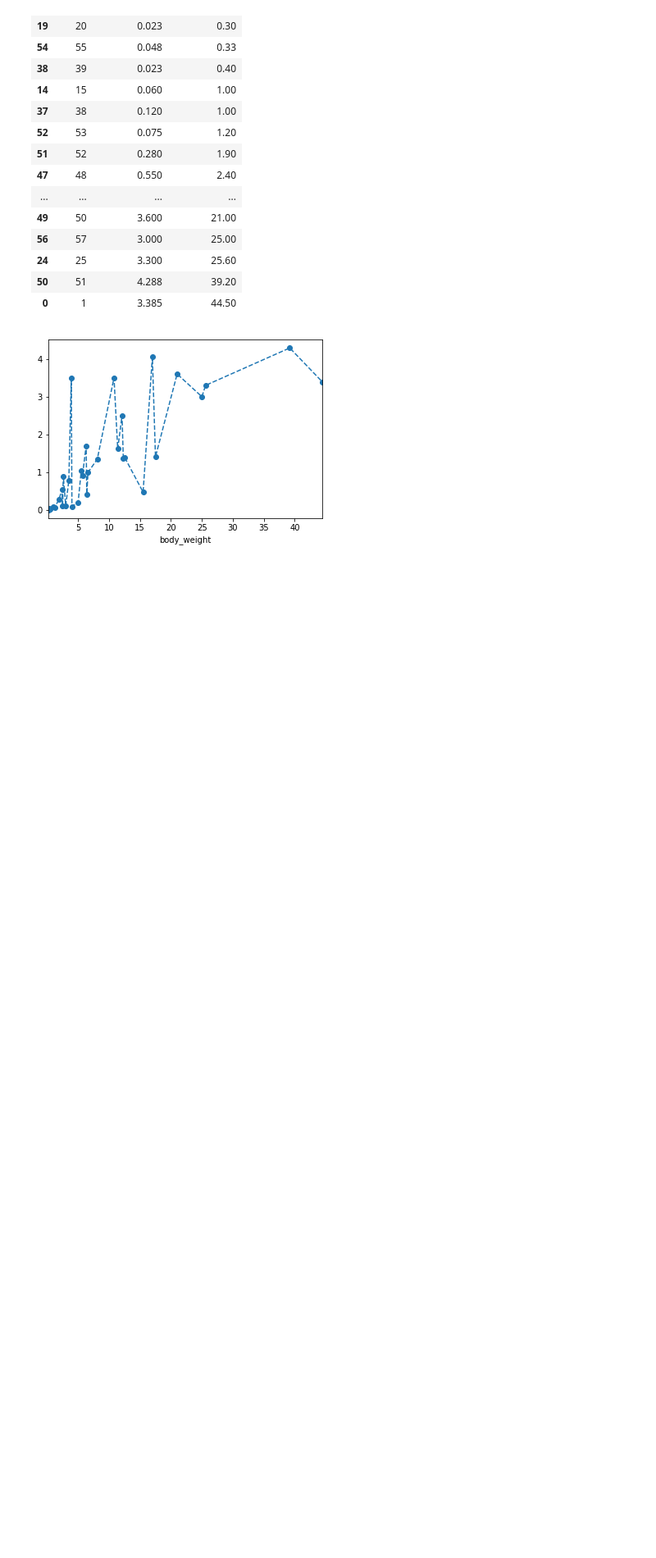
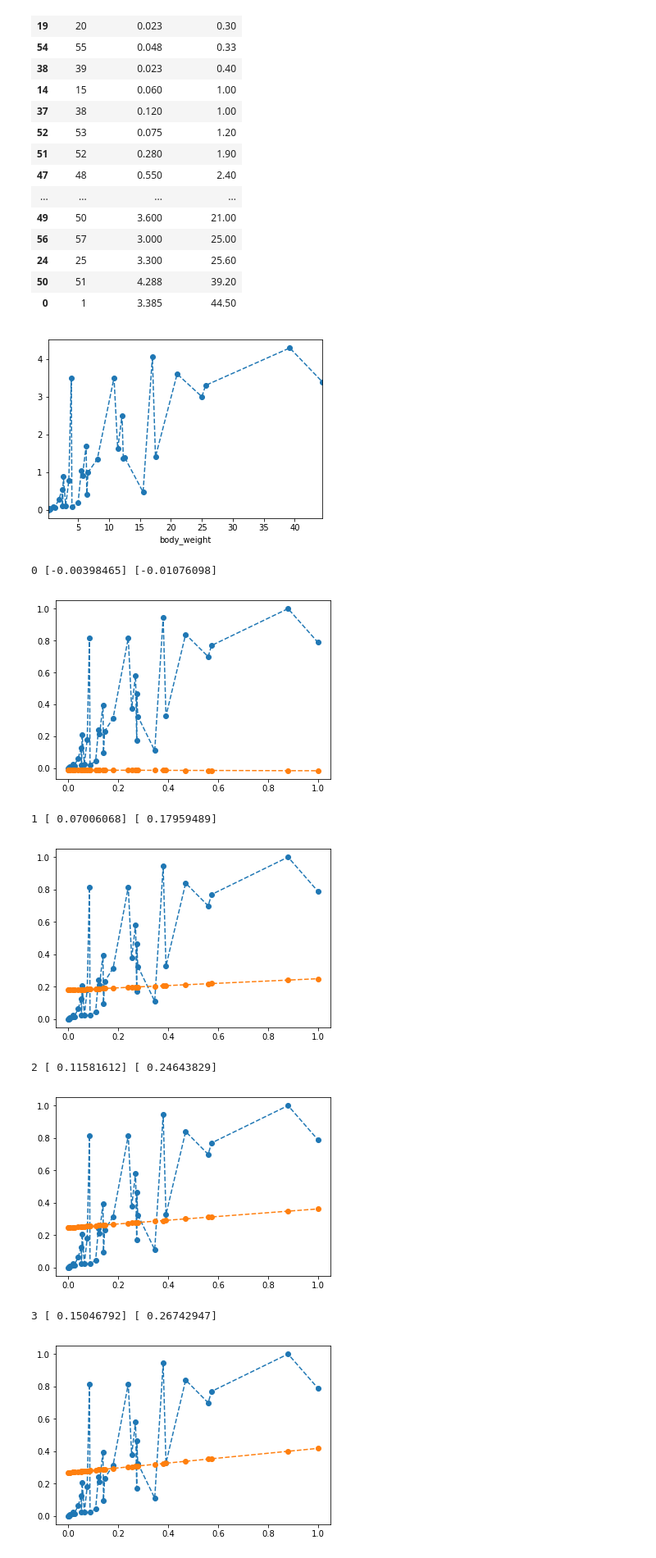
Before and after one commit to ahastudio/CodingLife, a Jupyter notebook: 20170304/tensorflow/test.ipynb, the cells around one changed output. Shown at 82% size. Drawn from its saved outputs; the diff is of its cells as text; code cells hidden in the pictures; blank space fills up the shorter version.

```diff
--- a/20170304/tensorflow/test.ipynb
+++ b/20170304/tensorflow/test.ipynb
@@ -85,20 +102,57 @@ plt.show()
 # %% [output]
 [figure]
 # %%
-import tensorflow as tf
+# Linear Regression
+
+# Data set
 
 def normalize(x):
     max_x = max(x)
     min_x = min(x)
     return (x - min_x) / (max_x - min_x)
 
 x = normalize(df.body_weight).tolist()
 y = normalize(df.brain_weight).tolist()
 
+# Linear Model
+
 w = tf.Variable(tf.truncated_normal([1], stddev=0.1))
 b = tf.Variable(tf.truncated_normal([1], stddev=0.1))
 y_ = w * x + b
 
+# Loss Function
+
 loss = tf.reduce_mean(tf.square(y - y_))
 
-optimizer = tf.train.GradientDescentOptimizer(0.5)
+# Gradient Descent Optimization
+
+learning_rate = 0.3
+optimizer = tf.train.GradientDescentOptimizer(learning_rate)
+
+# Initialize
+
+session = tf.InteractiveSession()
+tf.global_variables_initializer().run()
+
+# Training
+
+def draw(index):
+    print(index, session.run(w), session.run(b))
+    plt.plot(x, y, '--o')
+    plt.plot(x, session.run(y_), '--o')
+    plt.show()
+
+draw(0)
+
+for i in range(100):
+    optimizer.minimize(loss).run()
+    draw(i + 1)
+# %% [output]
+0 [-0.00398465] [-0.01076098]
+[figure, added]
+1 [ 0.07006068] [ 0.17959489]
+[figure, added]
+2 [ 0.11581612] [ 0.24643829]
+[figure, added]
+3 [ 0.15046792] [ 0.26742947]
+[figure, added]
```
Also changed, not shown: parts of 11 cells of this notebook.
